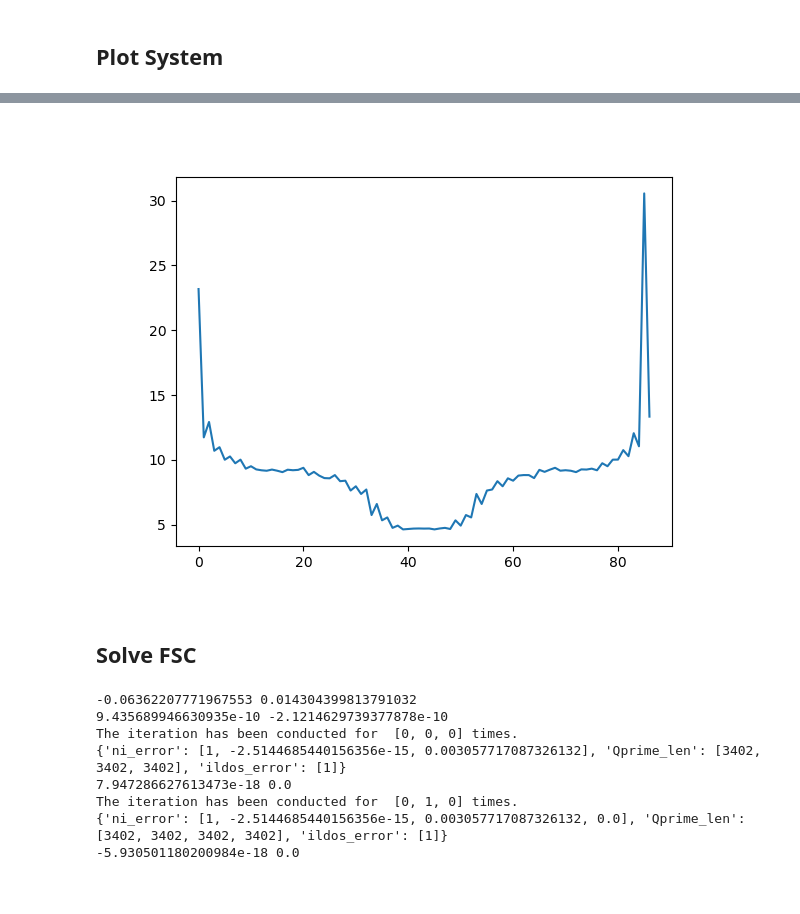
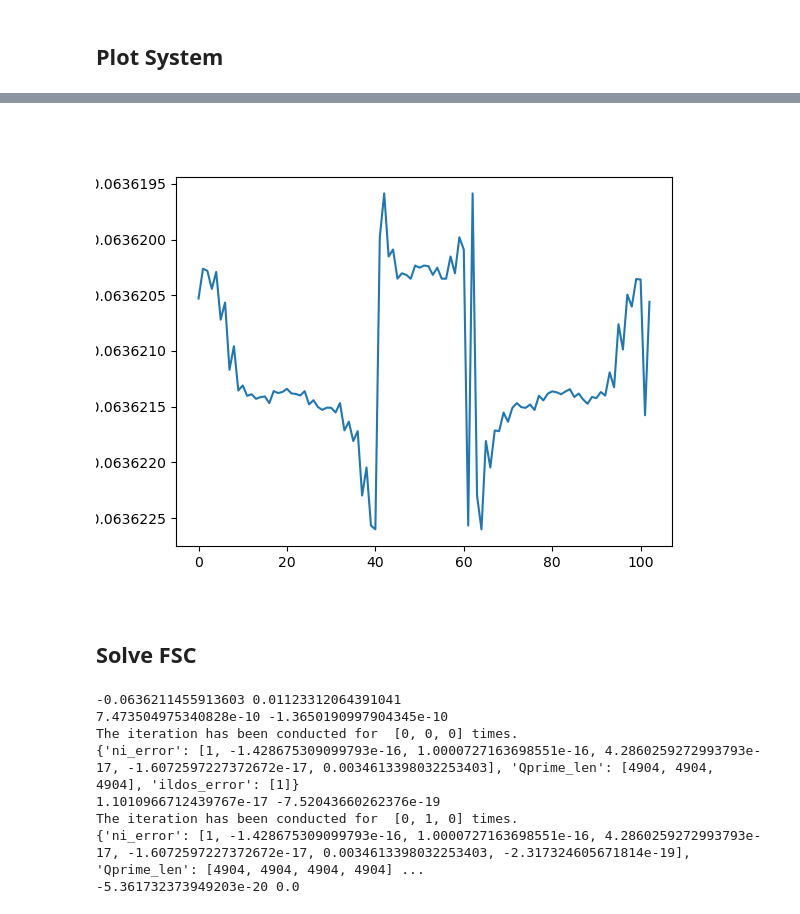
Before and after one commit to yzhaoo/EQuantum, a Jupyter notebook: dotgate.ipynb, the cells around one changed output, grey strips where cells are left out. Cells and saved outputs as stored; diff of their text form; code cells hidden in the pictures.

```diff
--- a/dotgate.ipynb
+++ b/dotgate.ipynb
@@ -72,5 +71,5 @@ Options selected for Qhull 2019.1.r 2019/06/21:
 # %%
-config_file=setuppath+"001_hc.json"
+config_file=setuppath+"001_1_hc.json"
 syst=System(geoparams,config_file=config_file,ifqsystem=True,quantum_builder="default")
 # %% [output]
 Generated 15915 points in 3D.
@@ -79,12 +78,12 @@ Voronoi cells have been created.
 Quantum system is generated using default.
 EQsystem is successfully initialized.
 # %%
-qparams={'Ufunc': lambda x:0,'phi':0.02}
+qparams={'Ufunc': lambda x:0,'phi':0.6}
 fsc=FSC(syst,ifinitial=False,params=qparams)
 # %% [output]
 The quantum problem has been initialized.
 # %%
-fsc.update_BC(syst,'gate','potential',30)
-fsc.update_BC(syst,'backgate','potential',-50,ifinitial=True)
+fsc.update_BC(syst,'gate','potential',0.3)
+fsc.update_BC(syst,'backgate','potential',-0.3,ifinitial=True)
 # %% [output]
 The poisson problem has been initialized.
@@ -175,21 +176,21 @@ No artists with labels found to put in legend.  Note that artists whose label st
 # %%
-cut_idx=[idx for idx in range(len(fsc.sites)) if np.abs(fsc.sites[idx].coordinates[0])<0.01 and fsc.sites[idx].material=='Qsystem']
+cut_idx=[idx for idx in range(len(fsc.sites)) if np.abs(fsc.sites[idx].coordinates[0])<0.003 and fsc.sites[idx].material=='Qsystem']
 plt.figure()
-plt.plot(fsc.ni[cut_idx])
+plt.plot(fsc.Ui[cut_idx])
 plt.show()
 # %% [output]
-[figure, old version]
+[figure, new version]
 # %% [markdown]
 ## Solve FSC
 # %%
 fsc.solve(syst,save=datapath+"test")
 # %% [output]
--0.06362207771967553 0.014304399813791032
-9.435689946630935e-10 -2.1214629739377878e-10
+-0.0636211455913603 0.01123312064391041
+7.473504975340828e-10 -1.3650190997904345e-10
 The iteration has been conducted for  [0, 0, 0] times.
-{'ni_error': [1, -2.5144685440156356e-15, 0.003057717087326132], 'Qprime_len': [3402, 3402, 3402], 'ildos_error': [1]}
-7.947286627613473e-18 0.0
+{'ni_error': [1, -1.428675309099793e-16, 1.0000727163698551e-16, 4.2860259272993793e-17, -1.6072597227372672e-17, 0.0034613398032253403], 'Qprime_len': [4904, 4904, 4904], 'ildos_error': [1]}
+1.1010966712439767e-17 -7.52043660262376e-19
 The iteration has been conducted for  [0, 1, 0] times.
-{'ni_error': [1, -2.5144685440156356e-15, 0.003057717087326132, 0.0], 'Qprime_len': [3402, 3402, 3402, 3402], 'ildos_error': [1]}
--5.930501180200984e-18 0.0
+{'ni_error': [1, -1.428675309099793e-16, 1.0000727163698551e-16, 4.2860259272993793e-17, -1.6072597227372672e-17, 0.0034613398032253403, -2.317324605671814e-19], 'Qprime_len': [4904, 4904, 4904, 4904] ...
+-5.361732373949203e-20 0.0
 # %%
```
Also changed, not shown: parts of 13 cells of this notebook, 10 other files.
